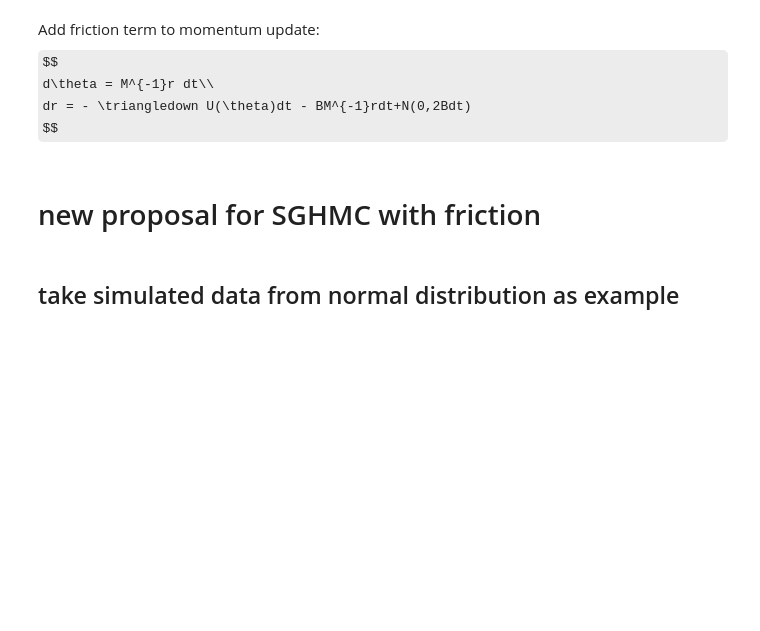
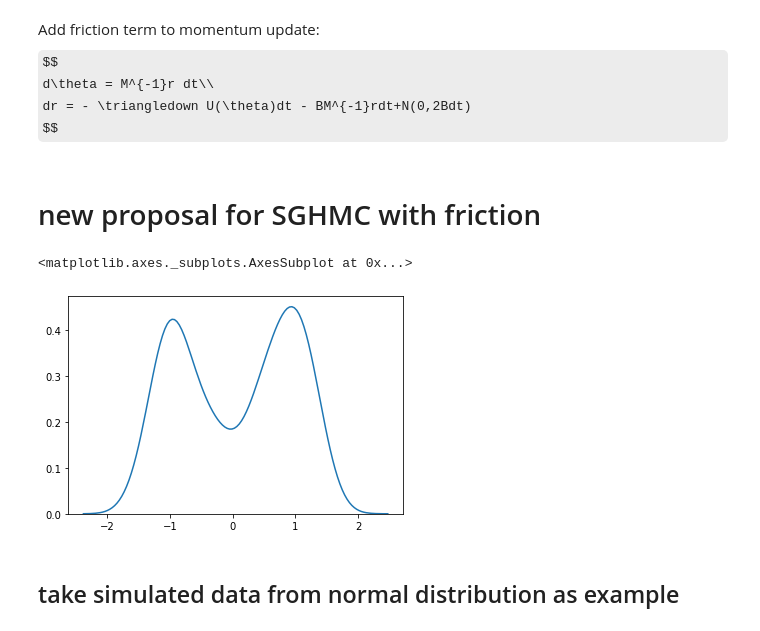
Before and after one commit to tzring/Stochastic-Gradient-HMC-with-Friction, a Jupyter notebook: SGHMC_friction.ipynb, the cells around one changed output. Drawn from its saved outputs; the diff is of its cells as text; code cells hidden in the pictures; some formulas as TeX source; blank space fills up the shorter version.

```diff
--- a/SGHMC_friction.ipynb
+++ b/SGHMC_friction.ipynb
@@ -198,0 +250,9 @@ def SGHMC_friction(X, theta0, m, M, epsilon = 1e-6, nvm=10000):
+# %%
+def grad_logden_data(x,theta):
+    return -(-4*theta+4*theta**3)/50
+# %%
+def grad_prior(theta):
+    return 0
+# %%
+theta,r = SGHMC_friction2(theta0 = np.array([0]),X = np.zeros(50),grad_logden_data = grad_logden_data,grad_logden_prior = grad_prior,
+                eps=0.1,i=1000, B=np.array([0]),C=np.array([2]),batch_size = 10)
@@ -199,3 +261,8 @@ def SGHMC_friction(X, theta0, m, M, epsilon = 1e-6, nvm=10000):
+# %%
+sns.kdeplot(theta)
+# %% [output]
+<matplotlib.axes._subplots.AxesSubplot at 0x...>
+[figure, added]
 # %% [markdown]
 ## take simulated data from normal distribution as example
 # %% [markdown]
```
Also changed, not shown: parts of 5 cells of this notebook.
